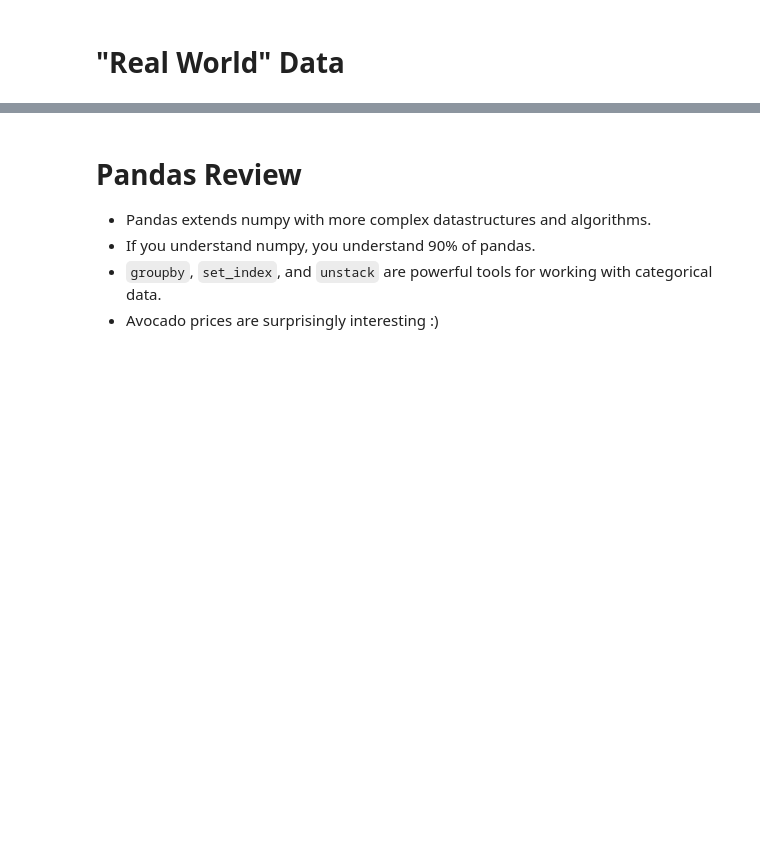
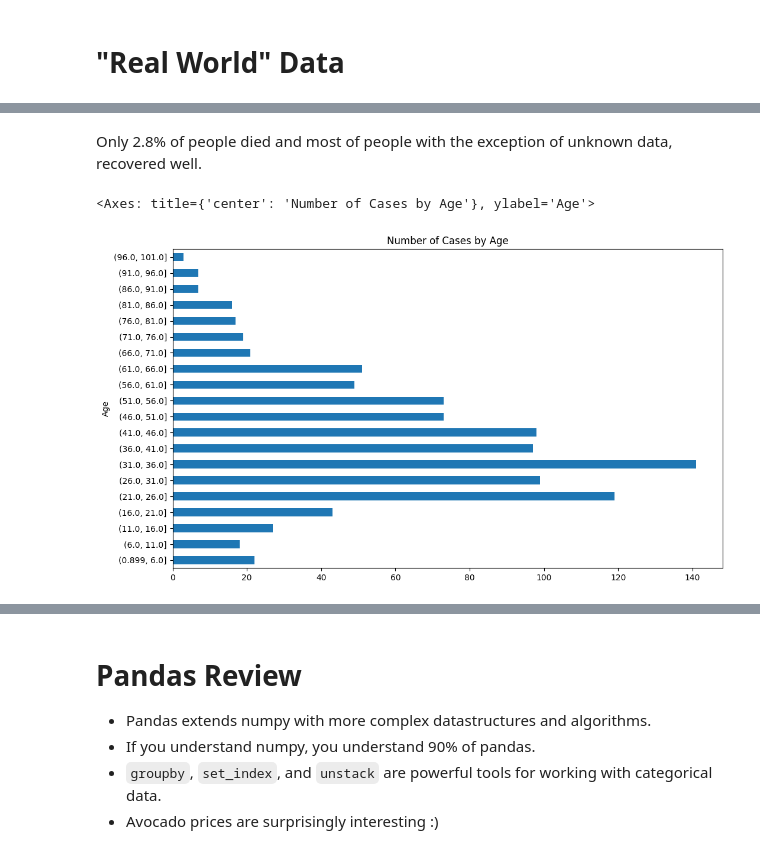
Before and after one commit to Fecry/MetNumUN2024I, a Jupyter notebook: Lab2/crramirezmo_Lab2.ipynb, the cells around one changed output, grey strips where cells are left out. Cells and saved outputs as stored; diff of their text form; code cells hidden in the pictures; blank space fills up the shorter version.

```diff
--- a/Lab2/crramirezmo_Lab2.ipynb
+++ b/Lab2/crramirezmo_Lab2.ipynb
@@ -1610,0 +1776,14 @@ print("Diagrama de barras de la edad ")
+# %% [markdown]
+Only 2.8% of people died and most of people with the exception of unknown data, recovered well.
+# %%
+age = pd.to_numeric(table.edad, downcast='integer')
+age = age.value_counts(bins = 20)
+age = age.sort_index(ascending=True)
+plt.title('Number of Cases by Age')
+plt.xlabel('Number of Cases')
+plt.ylabel('Age')
+age.plot.barh()
+#print("Bar diagrams with respect to age..")
+# %% [output]
+<Axes: title={'center': 'Number of Cases by Age'}, ylabel='Age'>
+[figure, added]
```
Also changed, not shown: parts of 23 cells of this notebook.
